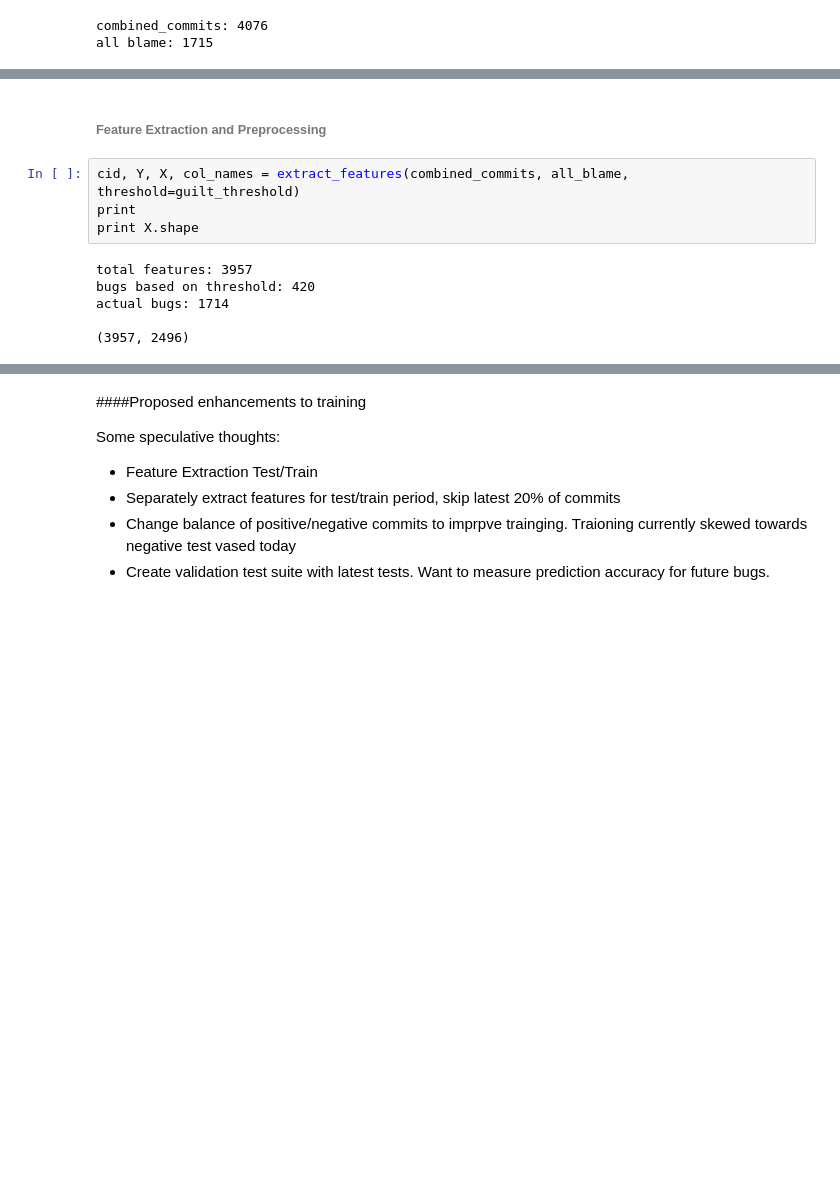
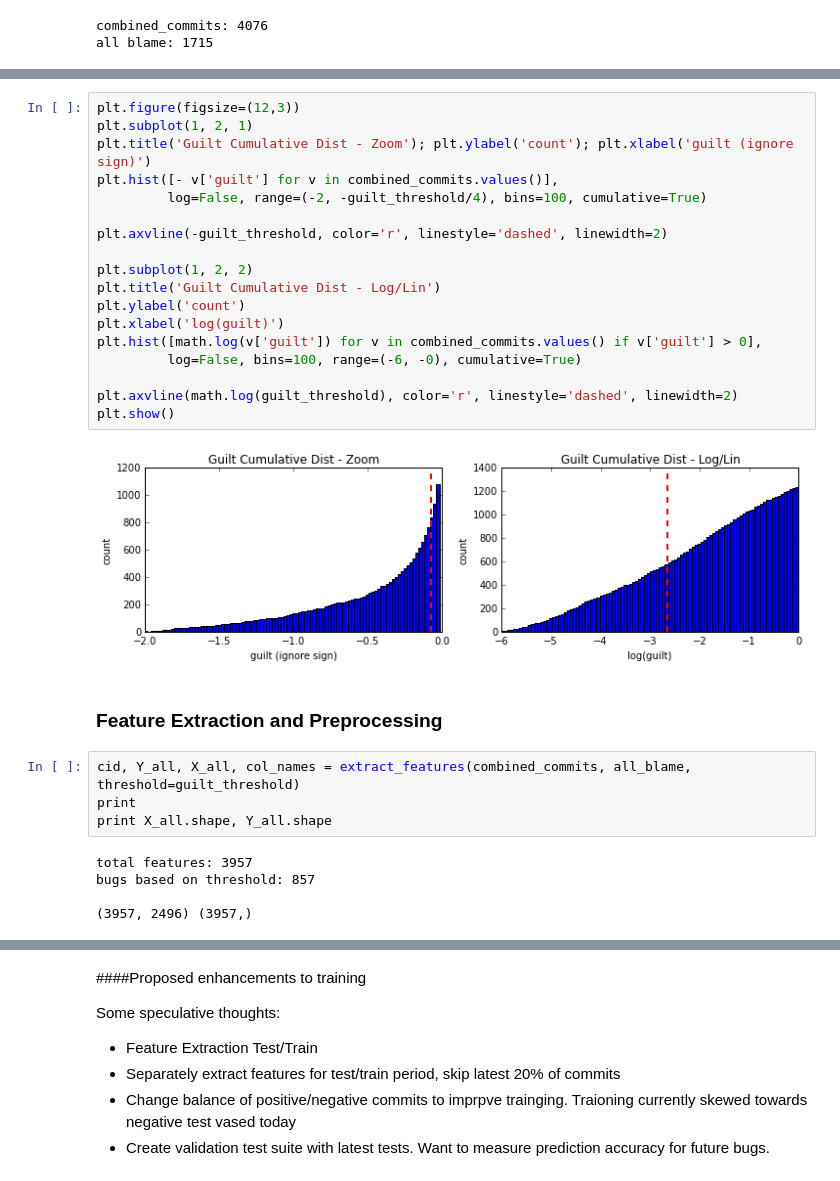
Before and after one commit to williamsdoug/GitAnalysis, a Jupyter notebook: BlameAnalysis.ipynb, the cells around one changed output, grey strips where cells are left out. Drawn from its saved outputs; the diff is of its cells as text; blank space fills up the shorter version.

```diff
--- a/BlameAnalysis.ipynb
+++ b/BlameAnalysis.ipynb
@@ -138,12 +156,31 @@ largest guilt: 7.03667698766
+# %%
+plt.figure(figsize=(12,3))
+plt.subplot(1, 2, 1)
+plt.title('Guilt Cumulative Dist - Zoom'); plt.ylabel('count'); plt.xlabel('guilt (ignore sign)')
+plt.hist([- v['guilt'] for v in combined_commits.values()],
+         log=False, range=(-2, -guilt_threshold/4), bins=100, cumulative=True)
+
+plt.axvline(-guilt_threshold, color='r', linestyle='dashed', linewidth=2)
+
+plt.subplot(1, 2, 2)
+plt.title('Guilt Cumulative Dist - Log/Lin')
+plt.ylabel('count')
+plt.xlabel('log(guilt)')
+plt.hist([math.log(v['guilt']) for v in combined_commits.values() if v['guilt'] > 0],
+         log=False, bins=100, range=(-6, -0), cumulative=True)
+
+plt.axvline(math.log(guilt_threshold), color='r', linestyle='dashed', linewidth=2)
+plt.show()
+# %% [output]
+[figure, added]
 # %% [markdown]
-###### Feature Extraction and Preprocessing
+### Feature Extraction and Preprocessing
 # %%
-cid, Y, X, col_names = extract_features(combined_commits, all_blame, threshold=guilt_threshold)
+cid, Y_all, X_all, col_names = extract_features(combined_commits, all_blame, threshold=guilt_threshold)
 print
-print X.shape
+print X_all.shape, Y_all.shape
 # %% [output]
 total features: 3957
-bugs based on threshold: 420
-actual bugs: 1714
+bugs based on threshold: 857
 
-(3957, 2496)
+(3957, 2496) (3957,)
```
Also changed, not shown: parts of 33 cells of this notebook, 6 other files.
